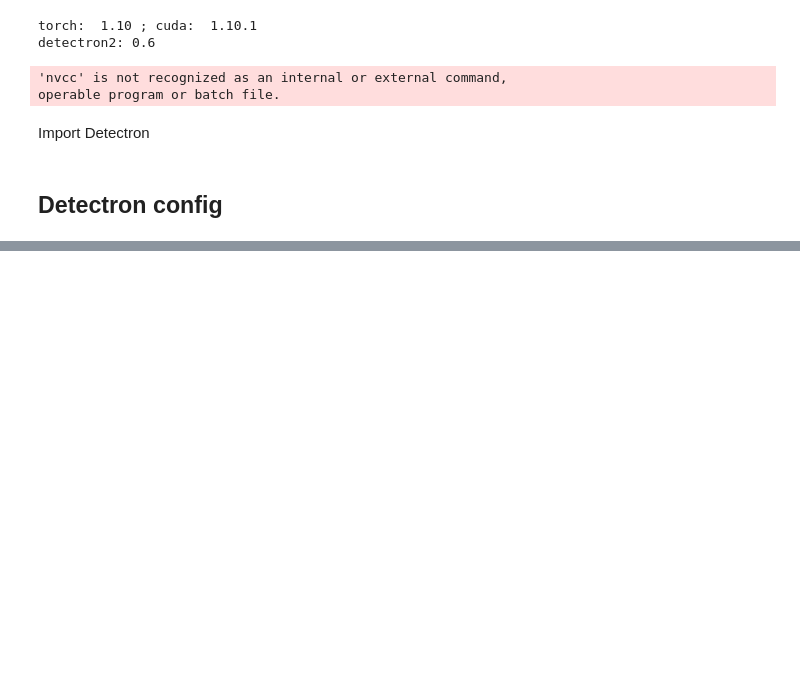
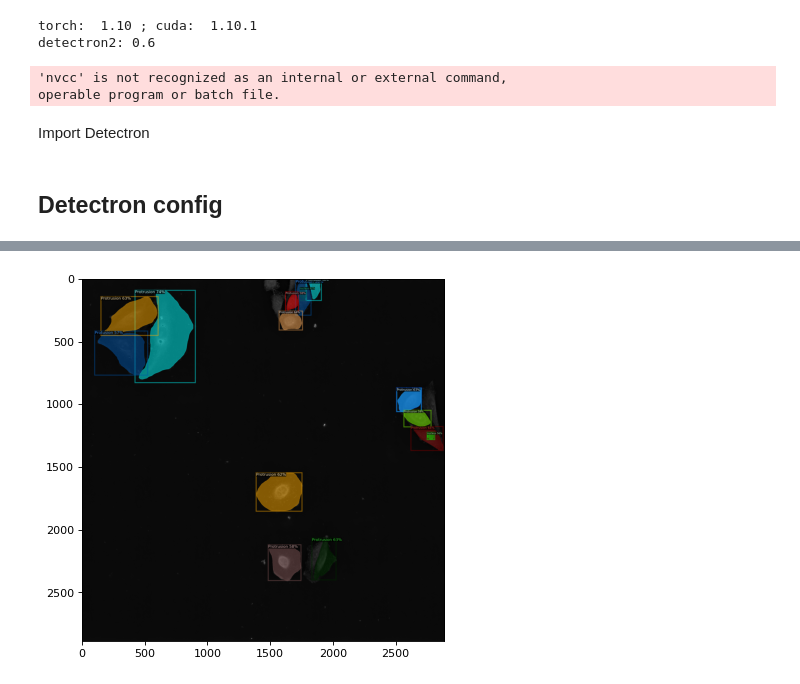
Before and after one commit to xing-lab-pitt/xing-vimentin-dic-pipeline, a Jupyter notebook: src/cxa_segmentation/notebooks/detectron_train.ipynb, the cells around one changed output, grey strips where cells are left out. Saved outputs shown, nothing was run; the diff lists cells and outputs as text; code cells hidden in the pictures; blank space fills up the shorter version.

```diff
--- a/src/cxa_segmentation/notebooks/detectron_train.ipynb
+++ b/src/cxa_segmentation/notebooks/detectron_train.ipynb
@@ -78,0 +208,4 @@ cfg.TEST.EVAL_PERIOD = 500
+# %%
+detectron_visualize_img(img2)
+# %% [output]
+[figure, added]
```
Also changed, not shown: parts of 12 cells of this notebook, 2 other files.
